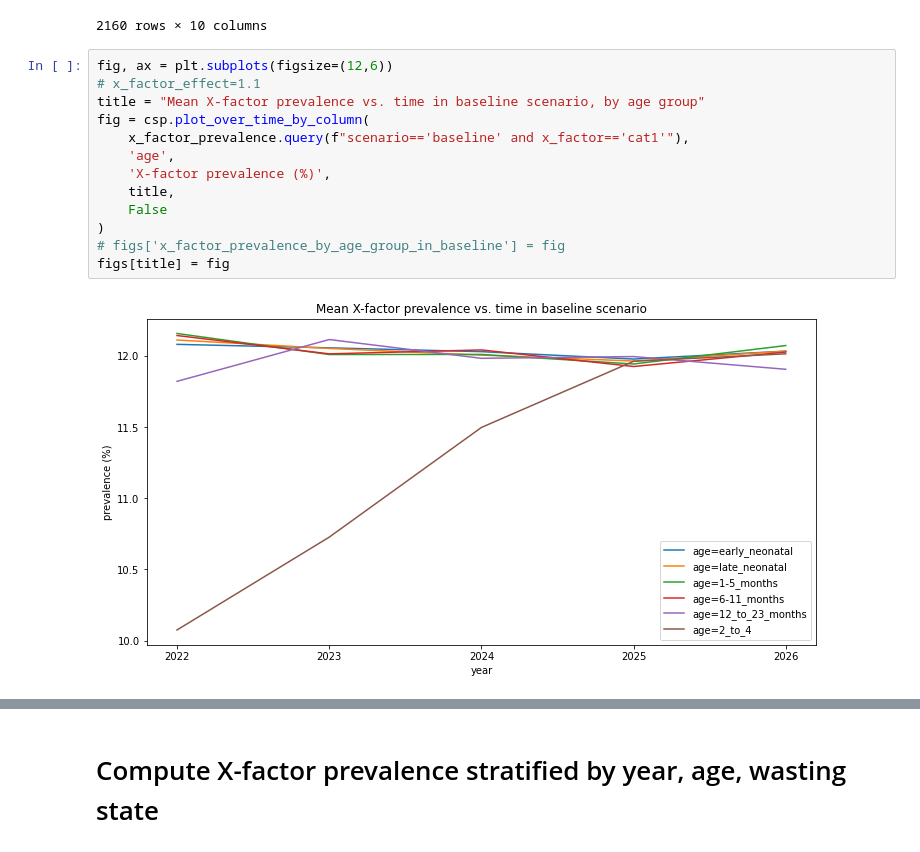
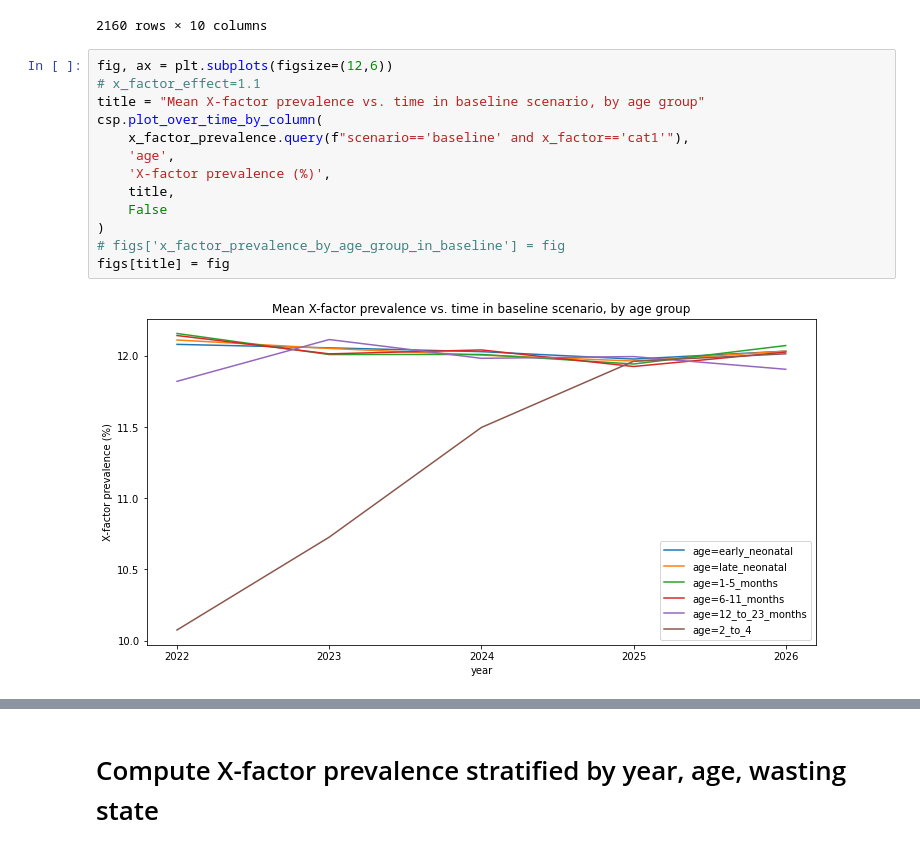
Before and after one commit to ihmeuw/vivarium_research_ciff_sam, a Jupyter notebook: model_validation/model4/2021_11_05b_v4.5.3_vv_x_factor_prevalence_and_load_model_spec_yaml.ipynb, the cells around one changed output, grey strips where cells are left out. Drawn from its saved outputs; the diff is of its cells as text.

```diff
--- a/model_validation/model4/2021_11_05b_v4.5.3_vv_x_factor_prevalence_and_load_model_spec_yaml.ipynb
+++ b/model_validation/model4/2021_11_05b_v4.5.3_vv_x_factor_prevalence_and_load_model_spec_yaml.ipynb
@@ -119,18 +120,18 @@ x_factor_prevalence
 # %%
 fig, ax = plt.subplots(figsize=(12,6))
 # x_factor_effect=1.1
 title = "Mean X-factor prevalence vs. time in baseline scenario, by age group"
-fig = csp.plot_over_time_by_column(
+csp.plot_over_time_by_column(
     x_factor_prevalence.query(f"scenario=='baseline' and x_factor=='cat1'"),
     'age',
     'X-factor prevalence (%)',
     title,
     False
 )
 # figs['x_factor_prevalence_by_age_group_in_baseline'] = fig
 figs[title] = fig
 # %% [output]
-[figure, old version]
+[figure, new version]
 # %%
 fig, ax = plt.subplots(figsize=(12,8))
 title = "X-factor prevalence vs. time in baseline scenario, by age group"
```
Also changed, not shown: parts of 19 cells of this notebook.
